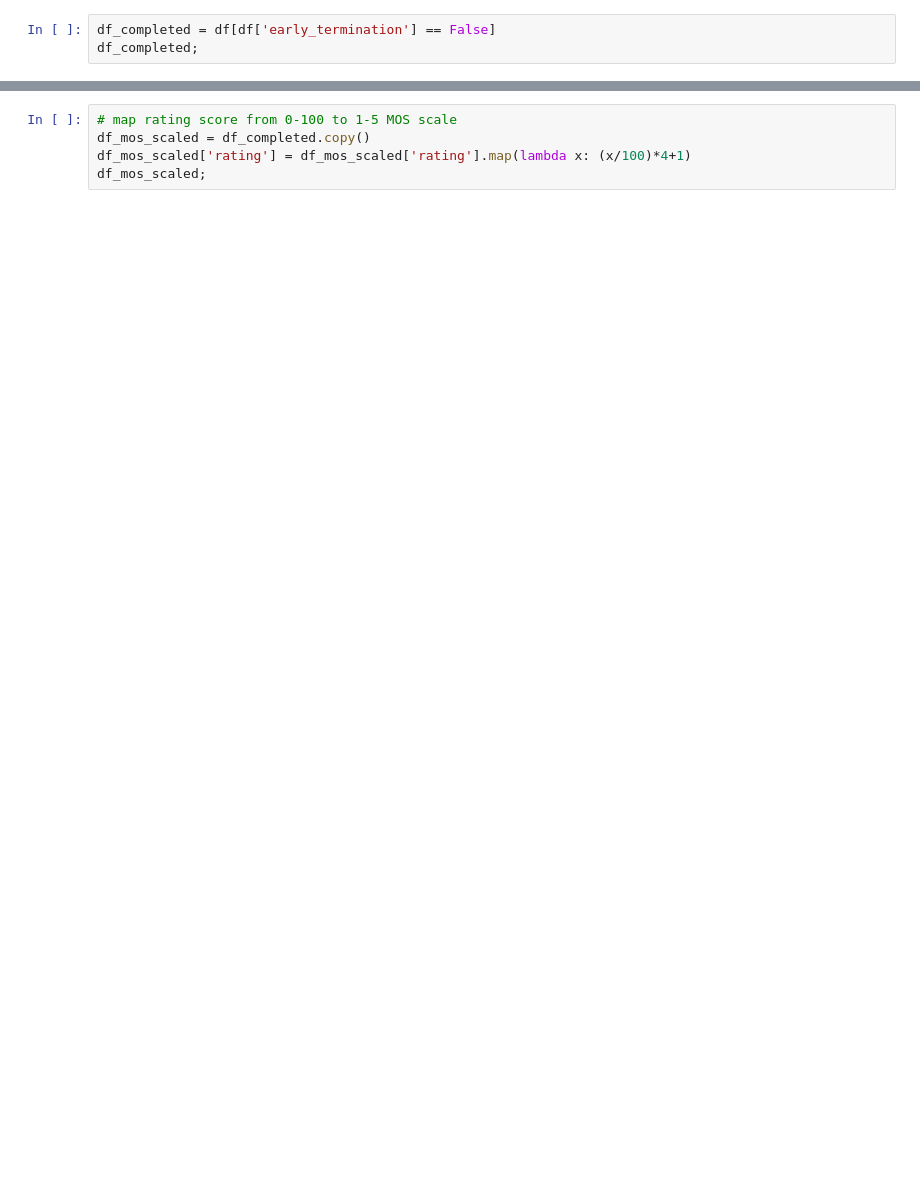
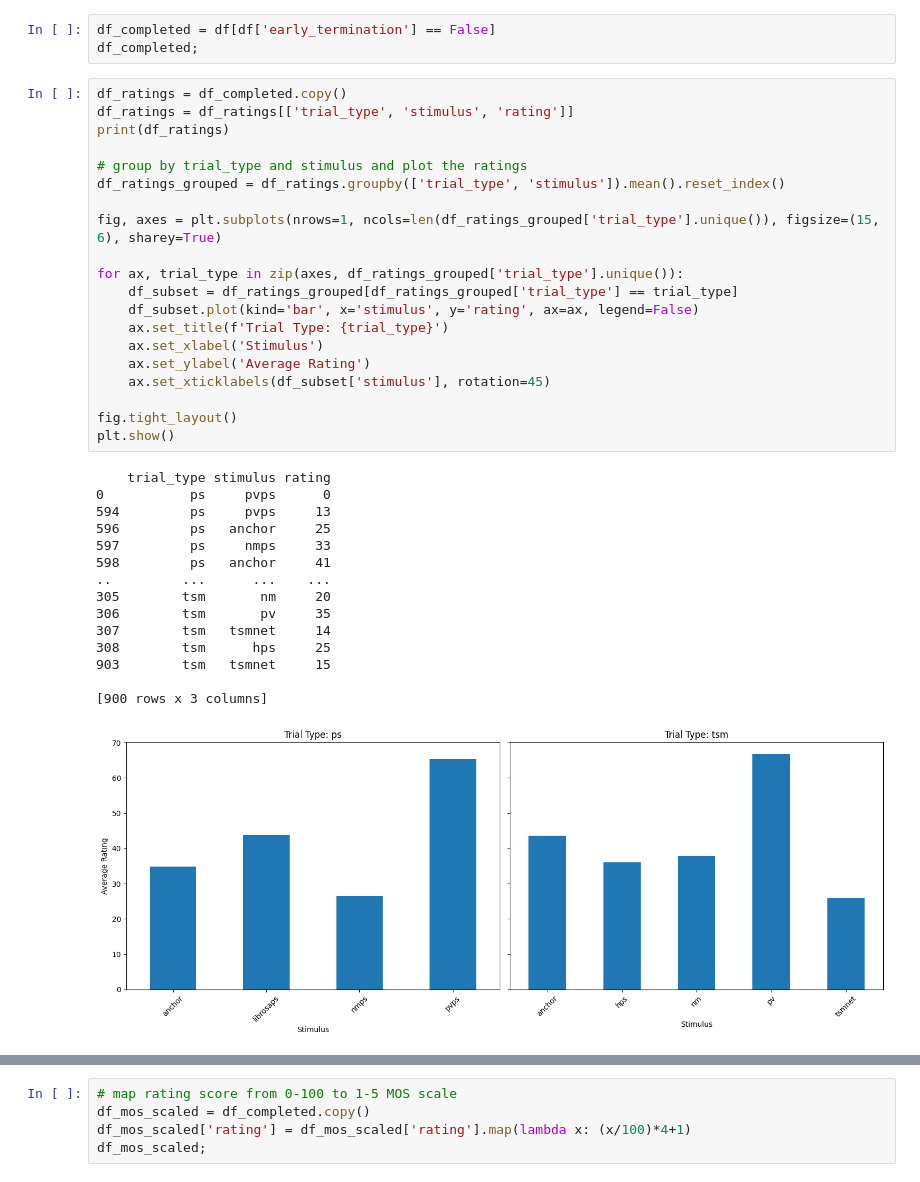
Before and after one commit to mariapolak/SMC10, a Jupyter notebook: plot_subjective_eval.ipynb, the cells around one changed output, grey strips where cells are left out. Cells and saved outputs as stored; diff of their text form; blank space fills up the shorter version.

```diff
--- a/plot_subjective_eval.ipynb
+++ b/plot_subjective_eval.ipynb
@@ -100,3 +106,39 @@ df
 # %%
 df_completed = df[df['early_termination'] == False]
 df_completed;
+# %%
+df_ratings = df_completed.copy()
+df_ratings = df_ratings[['trial_type', 'stimulus', 'rating']]
+print(df_ratings)
+
+# group by trial_type and stimulus and plot the ratings
+df_ratings_grouped = df_ratings.groupby(['trial_type', 'stimulus']).mean().reset_index()
+
+fig, axes = plt.subplots(nrows=1, ncols=len(df_ratings_grouped['trial_type'].unique()), figsize=(15, 6), sharey=True)
+
+for ax, trial_type in zip(axes, df_ratings_grouped['trial_type'].unique()):
+    df_subset = df_ratings_grouped[df_ratings_grouped['trial_type'] == trial_type]
+    df_subset.plot(kind='bar', x='stimulus', y='rating', ax=ax, legend=False)
+    ax.set_title(f'Trial Type: {trial_type}')
+    ax.set_xlabel('Stimulus')
+    ax.set_ylabel('Average Rating')
+    ax.set_xticklabels(df_subset['stimulus'], rotation=45)
+
+fig.tight_layout()
+plt.show()
+# %% [output]
+    trial_type stimulus rating
+0           ps     pvps      0
+594         ps     pvps     13
+596         ps   anchor     25
+597         ps     nmps     33
+598         ps   anchor     41
+..         ...      ...    ...
+305        tsm       nm     20
+306        tsm       pv     35
+307        tsm   tsmnet     14
+308        tsm      hps     25
+903        tsm   tsmnet     15
+
+[900 rows x 3 columns]
+[figure, added]
```
Also changed, not shown: parts of 13 cells of this notebook, 2 other files.
